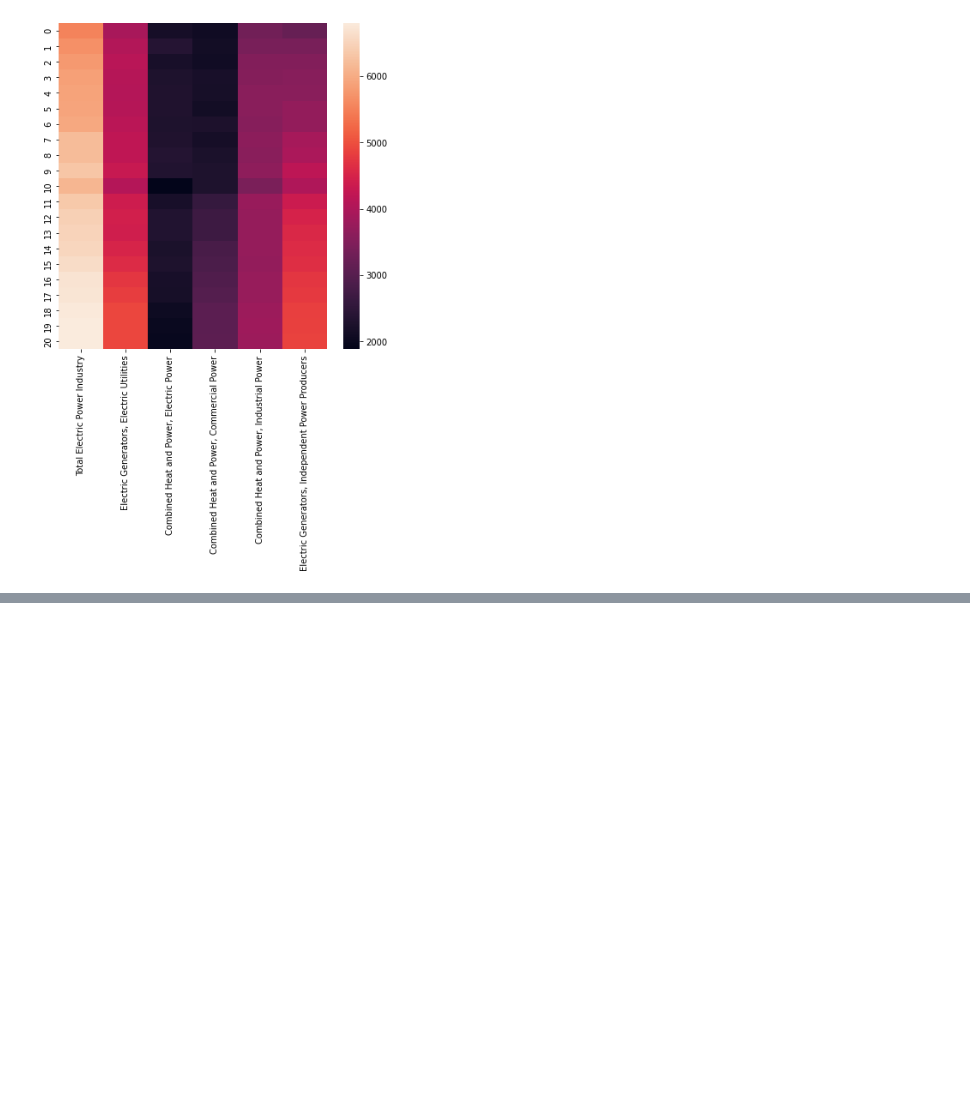
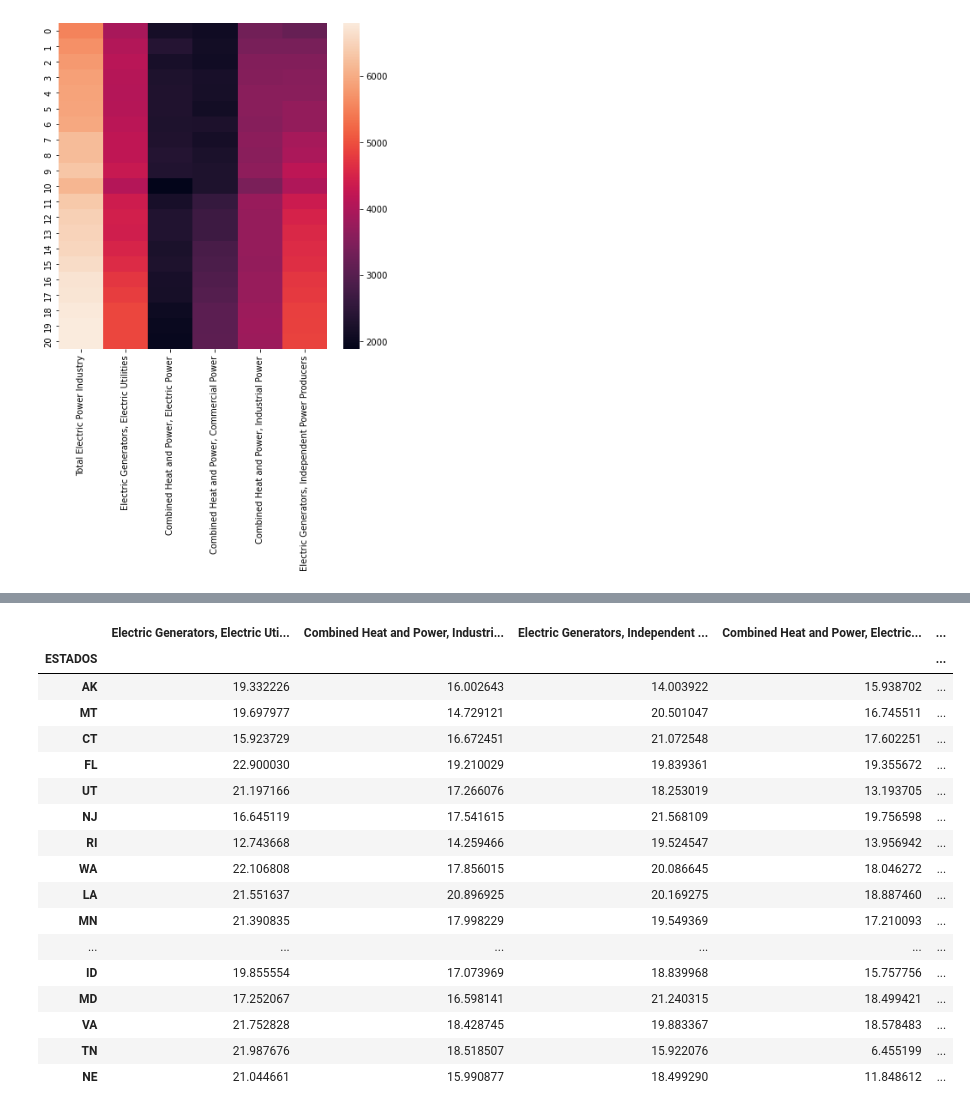
Before and after one commit to EnriqueLaguna/ProyectoAnalisisDatos, a Jupyter notebook: Codigo/graficas.ipynb, the cells around one changed output, grey strips where cells are left out. Cells and saved outputs as stored; diff of their text form; code cells hidden in the pictures; blank space fills up the shorter version.

```diff
--- a/Codigo/graficas.ipynb
+++ b/Codigo/graficas.ipynb
@@ -608,0 +613,44 @@ sns.heatmap(dfTipoProductorXYearChido)
+# %%
+import math
+
+
+columnas = ['ESTADOS']
+for i in ToP:
+    columnas.append(i)
+
+state_top = pd.DataFrame(columns = columnas)
+
+for i in STATES:
+    temp = energia_df.loc[(energia_df['STATE'] == i)]
+    lista = [str(i)]
+
+    for j in ToP:
+        temp2 = temp.loc[(temp['TYPE OF PRODUCER'] == j)
+        suma = temp2['GENERATION'].sum()
+        if(suma >=1):
+            lista.append(math.log(suma))
+        else:
+            lista.append(0)
+    state_top.loc[len(state_top.index)] = lista
+
+state_top = state_top.set_index('ESTADOS')
+state_top
+# %% [output]
+|  | Electric Generators, Electric Uti... | Combined Heat and Power, Industri... | Electric Generators, Independent ... | Combined Heat and Power, Electric... | ... |
+| ESTADOS |  |  |  |  | ... |
+| AK | 19.332226 | 16.002643 | 14.003922 | 15.938702 | ... |
+| MT | 19.697977 | 14.729121 | 20.501047 | 16.745511 | ... |
+| CT | 15.923729 | 16.672451 | 21.072548 | 17.602251 | ... |
+| FL | 22.900030 | 19.210029 | 19.839361 | 19.355672 | ... |
+| UT | 21.197166 | 17.266076 | 18.253019 | 13.193705 | ... |
+| NJ | 16.645119 | 17.541615 | 21.568109 | 19.756598 | ... |
+| RI | 12.743668 | 14.259466 | 19.524547 | 13.956942 | ... |
+| WA | 22.106808 | 17.856015 | 20.086645 | 18.046272 | ... |
+| LA | 21.551637 | 20.896925 | 20.169275 | 18.887460 | ... |
+| MN | 21.390835 | 17.998229 | 19.549369 | 17.210093 | ... |
+| ... | ... | ... | ... | ... | ... |
+| ID | 19.855554 | 17.073969 | 18.839968 | 15.757756 | ... |
+| MD | 17.252067 | 16.598141 | 21.240315 | 18.499421 | ... |
+| VA | 21.752828 | 18.428745 | 19.883367 | 18.578483 | ... |
+| TN | 21.987676 | 18.518507 | 15.922076 | 6.455199 | ... |
+| NE | 21.044661 | 15.990877 | 18.499290 | 11.848612 | ... |
```
Also changed, not shown: parts of 9 cells of this notebook.
